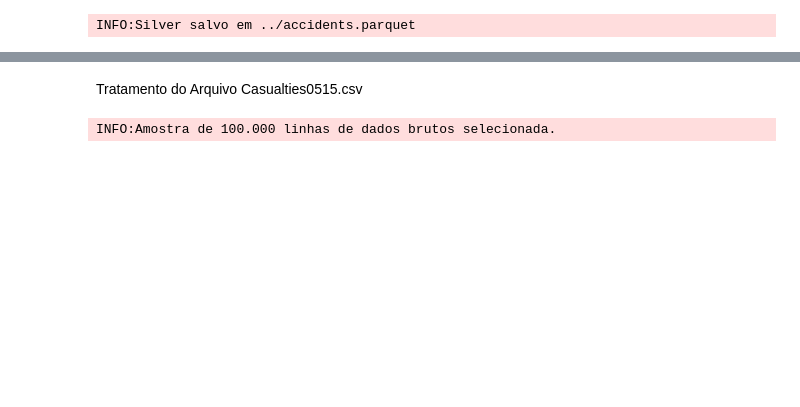
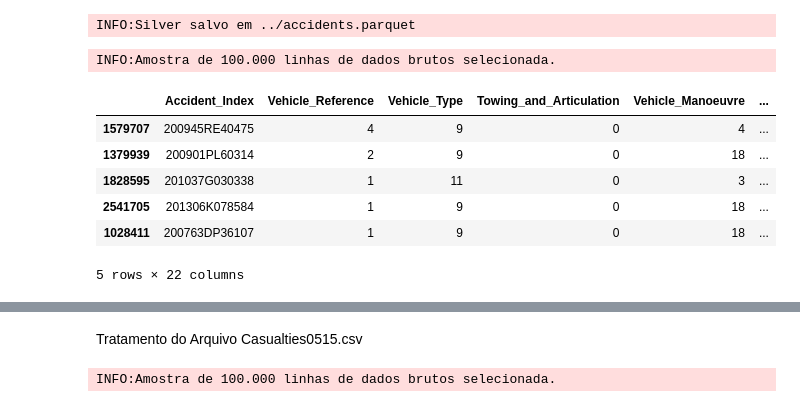
Before and after one commit to Data-Crash/dw-medallion, a Jupyter notebook: silver/etl/transform_panda.ipynb, the cells around one changed output, grey strips where cells are left out. Saved outputs shown, nothing was run; the diff lists cells and outputs as text; code cells hidden in the pictures; blank space fills up the shorter version.

```diff
--- a/silver/etl/transform_panda.ipynb
+++ b/silver/etl/transform_panda.ipynb
@@ -87,3 +95,23 @@ df_silver_accident.to_parquet(silver_accident_file, index=False)
 logging.info(f"Silver salvo em {silver_accident_file}")
 # %% [output]
 INFO:Silver salvo em ../accidents.parquet
+# %%
+# Definir os caminhos dos arquivos
+raw_vehicles_file = "../../raw/Vehicles0515.csv"
+
+# Carregar uma amostra do DataFrame
+df_raw_vehicles = pd.read_csv(raw_vehicles_file, on_bad_lines='skip')
+df_vehicles = df_raw_vehicles.sample(100_000, random_state=42)
+df_vehicles = df_vehicles[df_vehicles["Accident_Index"].isin(df_silver_accident["accident_index"].unique())]
+logging.info(f"Amostra de 100.000 linhas de dados brutos selecionada.")
+
+df_vehicles.head()
+# %% [output]
+INFO:Amostra de 100.000 linhas de dados brutos selecionada.
+|  | Accident_Index | Vehicle_Reference | Vehicle_Type | Towing_and_Articulation | Vehicle_Manoeuvre | ... |
+| 1579707 | 200945RE40475 | 4 | 9 | 0 | 4 | ... |
+| 1379939 | 200901PL60314 | 2 | 9 | 0 | 18 | ... |
+| 1828595 | 201037G030338 | 1 | 11 | 0 | 3 | ... |
+| 2541705 | 201306K078584 | 1 | 9 | 0 | 18 | ... |
+| 1028411 | 200763DP36107 | 1 | 9 | 0 | 18 | ... |
+5 rows × 22 columns
```
Also changed, not shown: parts of 7 cells of this notebook, 1 other file.
